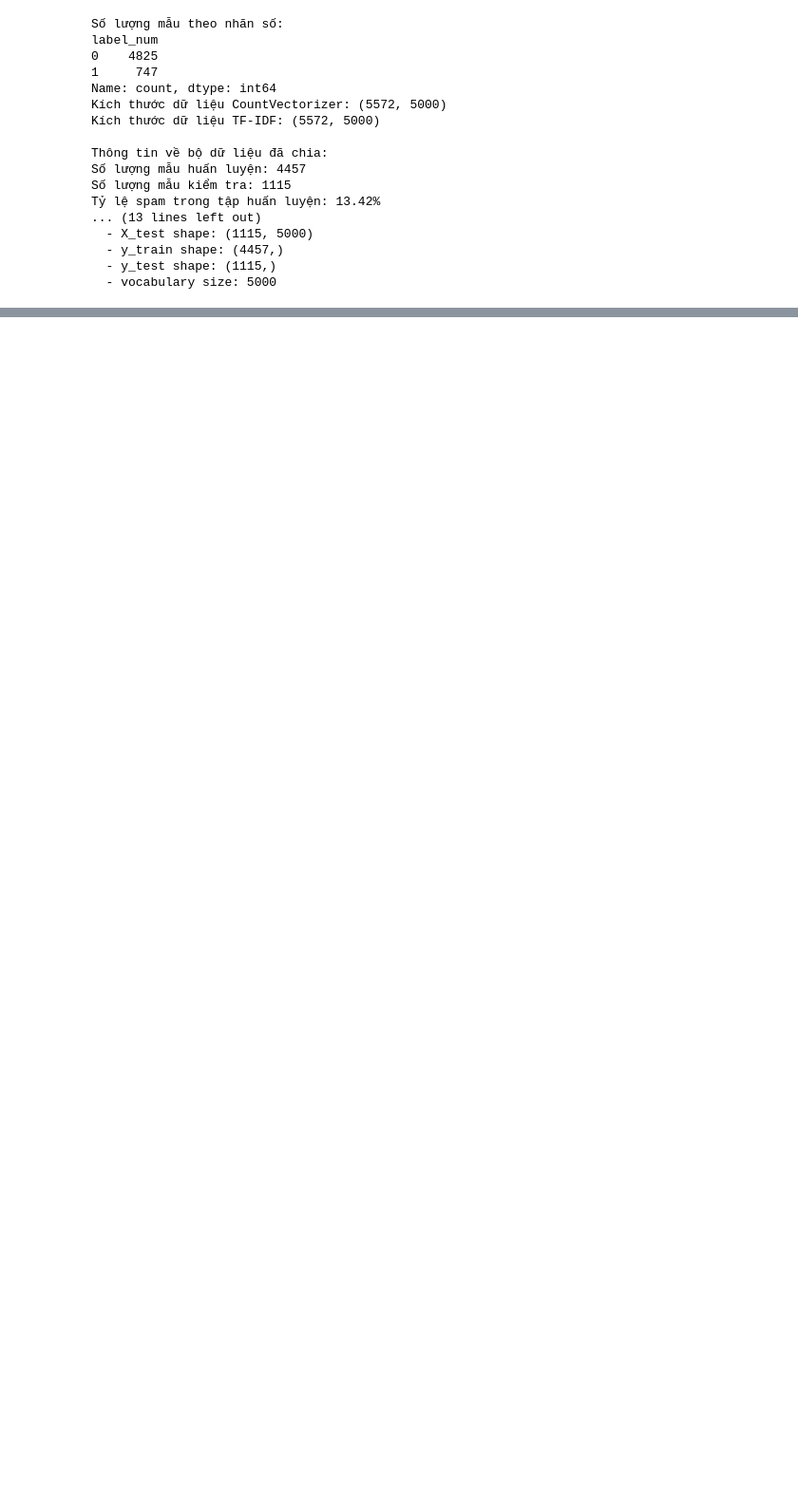
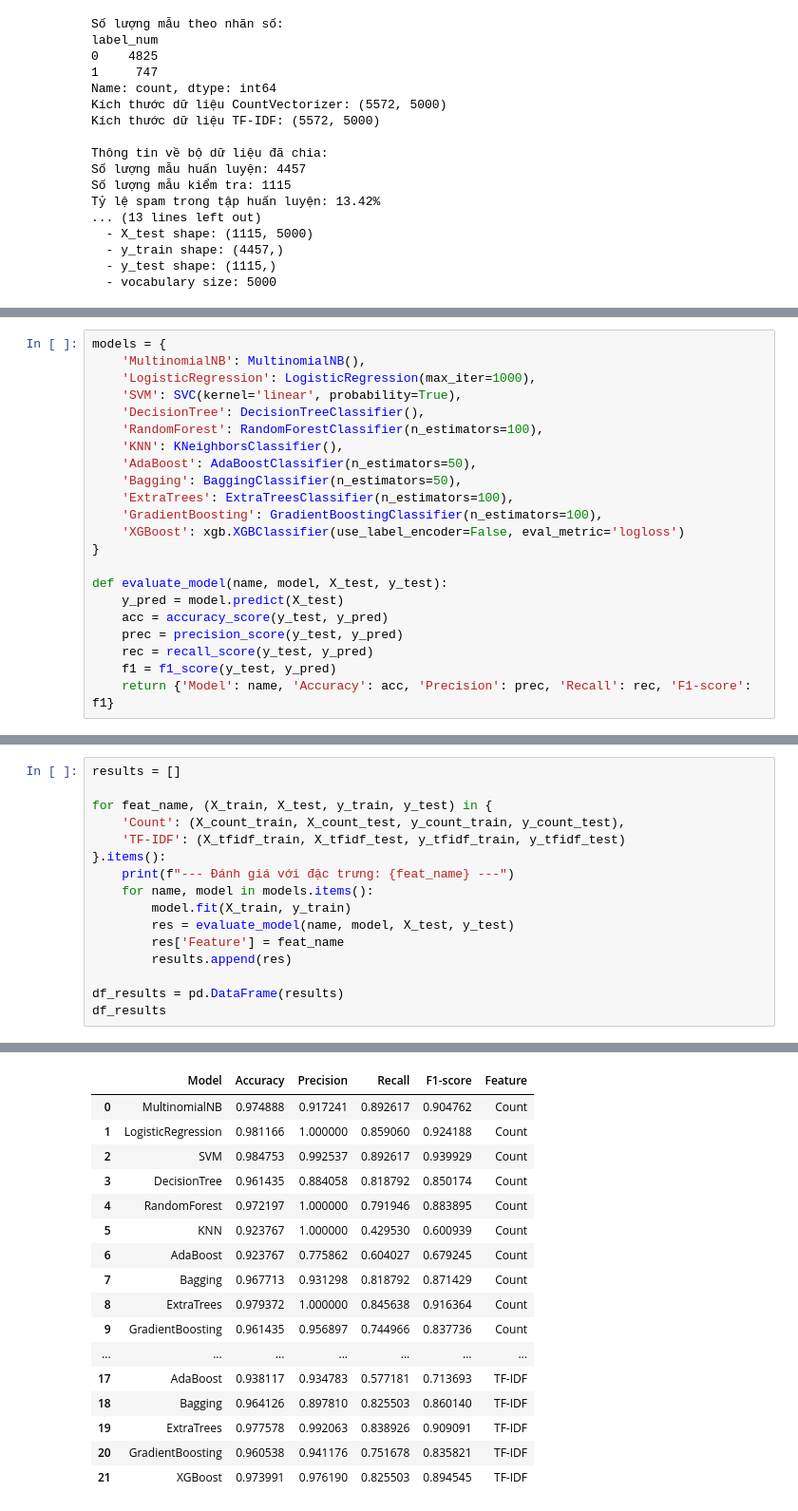
Before and after one commit to Cham0703/DU_AN_SPAM, a Jupyter notebook: main_email_detechtion.ipynb, the cells around one changed output, grey strips where cells are left out. Shown at 95% size. Cells and saved outputs as stored; diff of their text form; blank space fills up the shorter version.

```diff
--- a/main_email_detechtion.ipynb
+++ b/main_email_detechtion.ipynb
@@ -190,0 +214,22 @@ Tỷ lệ spam trong tập huấn luyện: 13.42%
+# %%
+models = {
+    'MultinomialNB': MultinomialNB(),
+    'LogisticRegression': LogisticRegression(max_iter=1000),
+    'SVM': SVC(kernel='linear', probability=True),
+    'DecisionTree': DecisionTreeClassifier(),
+    'RandomForest': RandomForestClassifier(n_estimators=100),
+    'KNN': KNeighborsClassifier(),
+    'AdaBoost': AdaBoostClassifier(n_estimators=50),
+    'Bagging': BaggingClassifier(n_estimators=50),
+    'ExtraTrees': ExtraTreesClassifier(n_estimators=100),
+    'GradientBoosting': GradientBoostingClassifier(n_estimators=100),
+    'XGBoost': xgb.XGBClassifier(use_label_encoder=False, eval_metric='logloss')
+}
+
+def evaluate_model(name, model, X_test, y_test):
+    y_pred = model.predict(X_test)
+    acc = accuracy_score(y_test, y_pred)
+    prec = precision_score(y_test, y_pred)
+    rec = recall_score(y_test, y_pred)
+    f1 = f1_score(y_test, y_pred)
+    return {'Model': name, 'Accuracy': acc, 'Precision': prec, 'Recall': rec, 'F1-score': f1}
@@ -190,0 +238,17 @@ Tỷ lệ spam trong tập huấn luyện: 13.42%
+# %%
+results = []
+
+for feat_name, (X_train, X_test, y_train, y_test) in {
+    'Count': (X_count_train, X_count_test, y_count_train, y_count_test),
+    'TF-IDF': (X_tfidf_train, X_tfidf_test, y_tfidf_train, y_tfidf_test)
+}.items():
+    print(f"--- Đánh giá với đặc trưng: {feat_name} ---")
+    for name, model in models.items():
+        model.fit(X_train, y_train)
+        res = evaluate_model(name, model, X_test, y_test)
+        res['Feature'] = feat_name
+        results.append(res)
+
+df_results = pd.DataFrame(results)
+df_results
+# %% [output]
@@ -190,0 +263,17 @@ Tỷ lệ spam trong tập huấn luyện: 13.42%
+|  | Model | Accuracy | Precision | Recall | F1-score | Feature |
+| 0 | MultinomialNB | 0.974888 | 0.917241 | 0.892617 | 0.904762 | Count |
+| 1 | LogisticRegression | 0.981166 | 1.000000 | 0.859060 | 0.924188 | Count |
+| 2 | SVM | 0.984753 | 0.992537 | 0.892617 | 0.939929 | Count |
+| 3 | DecisionTree | 0.961435 | 0.884058 | 0.818792 | 0.850174 | Count |
+| 4 | RandomForest | 0.972197 | 1.000000 | 0.791946 | 0.883895 | Count |
+| 5 | KNN | 0.923767 | 1.000000 | 0.429530 | 0.600939 | Count |
+| 6 | AdaBoost | 0.923767 | 0.775862 | 0.604027 | 0.679245 | Count |
+| 7 | Bagging | 0.967713 | 0.931298 | 0.818792 | 0.871429 | Count |
+| 8 | ExtraTrees | 0.979372 | 1.000000 | 0.845638 | 0.916364 | Count |
+| 9 | GradientBoosting | 0.961435 | 0.956897 | 0.744966 | 0.837736 | Count |
+| ... | ... | ... | ... | ... | ... | ... |
+| 17 | AdaBoost | 0.938117 | 0.934783 | 0.577181 | 0.713693 | TF-IDF |
+| 18 | Bagging | 0.964126 | 0.897810 | 0.825503 | 0.860140 | TF-IDF |
+| 19 | ExtraTrees | 0.977578 | 0.992063 | 0.838926 | 0.909091 | TF-IDF |
+| 20 | GradientBoosting | 0.960538 | 0.941176 | 0.751678 | 0.835821 | TF-IDF |
+| 21 | XGBoost | 0.973991 | 0.976190 | 0.825503 | 0.894545 | TF-IDF |
```
Also changed, not shown: parts of 11 cells of this notebook.
